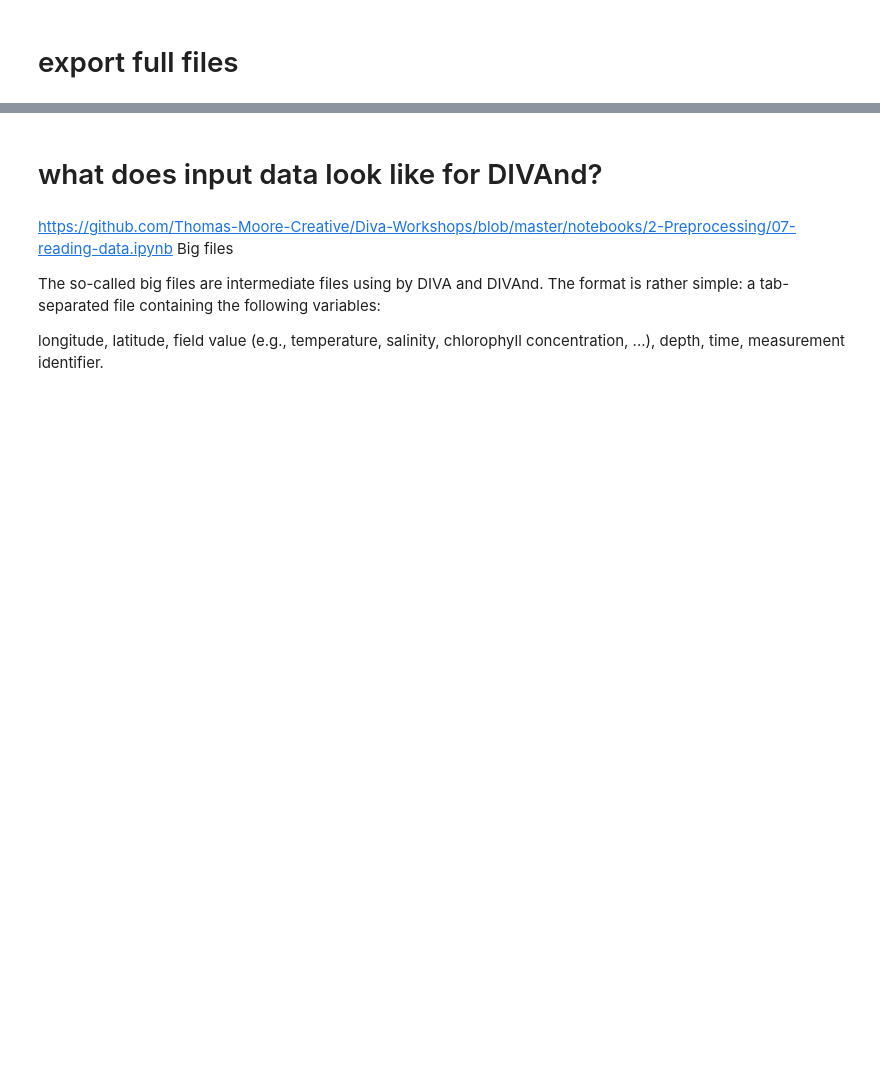
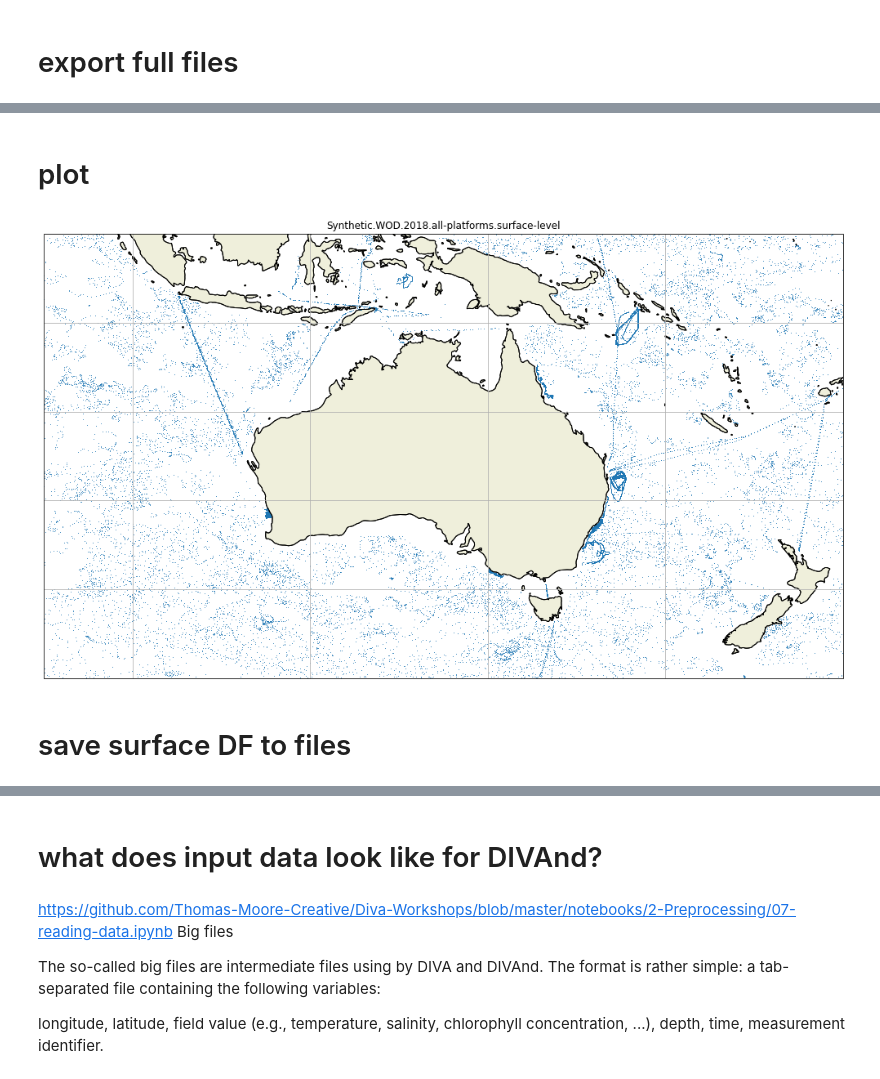
Before and after one commit to CARSv2/cars-v2, a Jupyter notebook: notebooks/Synthetic_WOD-explore-prep-TSM.ipynb, the cells around one changed output, grey strips where cells are left out. Cells and saved outputs as stored; diff of their text form; code cells hidden in the pictures; blank space fills up the shorter version.

```diff
--- a/notebooks/Synthetic_WOD-explore-prep-TSM.ipynb
+++ b/notebooks/Synthetic_WOD-explore-prep-TSM.ipynb
@@ -328,0 +338,5 @@ Data variables:
+# %%
+surface_filter = DF['depth']<0.55
+# %%
+surface_DF = DF[surface_filter]
+surface_DF
@@ -328,0 +359,2 @@ Data variables:
+# %%
+surface_DF = surface_DF[surface_DF.temp != 0.0]
@@ -328,0 +377,8 @@ Data variables:
+# %% [markdown]
+# plot
+# %%
+DF_plot(DF = surface_DF,title='Synthetic.WOD.2018.all-platforms.surface-level',save_flag=True)
+# %% [output]
+[figure, added]
+# %% [markdown]
+# save surface DF to files
```
Also changed, not shown: parts of 53 cells of this notebook, 2 other files.
